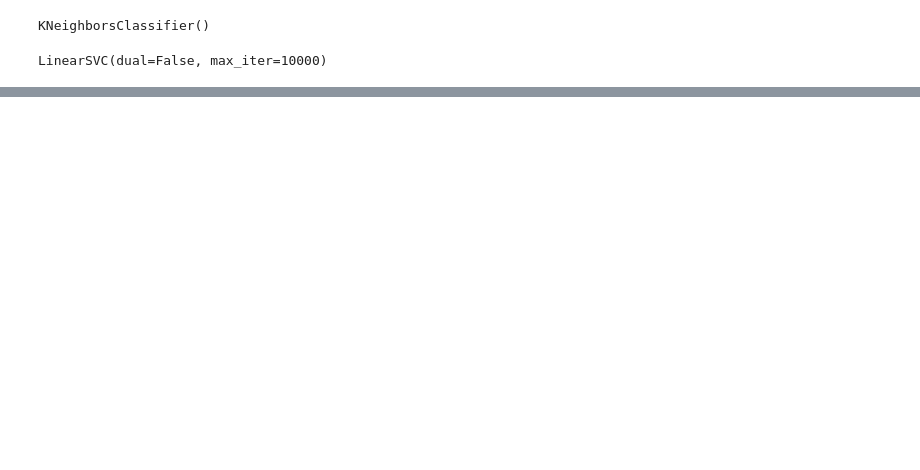
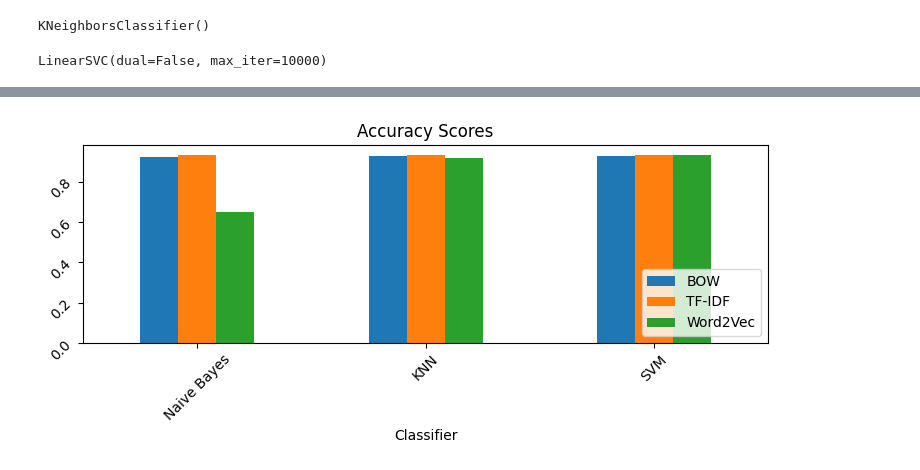
Before and after one commit to amansinghrp/Sentiment-Analysis, a Jupyter notebook: mainNew.ipynb, the cells around one changed output, grey strips where cells are left out. Drawn from its saved outputs; the diff is of its cells as text; code cells hidden in the pictures; blank space fills up the shorter version.

```diff
--- a/mainNew.ipynb
+++ b/mainNew.ipynb
@@ -36,3 +44,7 @@ df.head()
+# %%
+sentiment_map = {1: "Negative", 2: "Negative", 3: "Neutral", 4: "Positive", 5: "Positive"}
+df['sentiment'] = df['Label'].map(sentiment_map)
+df.to_csv('preprocessed_data.csv')
 # %%
 X = df['cleaned_reviews']
 Y = df['sentiment']
@@ -161,0 +274,18 @@ pickle.dump(svm_w2v, open(file9, 'wb'))
+# %%
+plt.rcParams["figure.figsize"] = [7.50, 3.50]
+plt.rcParams["figure.autolayout"] = True
+d = {
+    "Classifier" : ["Naive Bayes", "KNN", "SVM"],
+    "BOW" : [accuracy_score(Y_test, nb_pred_bow), accuracy_score(Y_test, knn_pred_bow), accuracy_score(Y_test, svm_pred_bow)],
+    "TF-IDF" : [accuracy_score(Y_test, nb_pred_tfidf), accuracy_score(Y_test, knn_pred_tfidf), accuracy_score(Y_test, svm_pred_tfidf)],
+    "Word2Vec": [accuracy_score(Y_test, nb_pred_w2v), accuracy_score(Y_test, knn_pred_w2v), accuracy_score(Y_test, svm_pred_w2v)]
+}
+
+df2 = pd.DataFrame(d)
+df2.set_index('Classifier').plot(kind="bar", align='center', width=0.5)
+plt.tick_params(rotation = 45)
+plt.legend(loc='lower right')
+plt.title('Accuracy Scores')
+plt.show()
+# %% [output]
+[figure, added]
```
Also changed, not shown: parts of 13 cells of this notebook, 41 other files.
